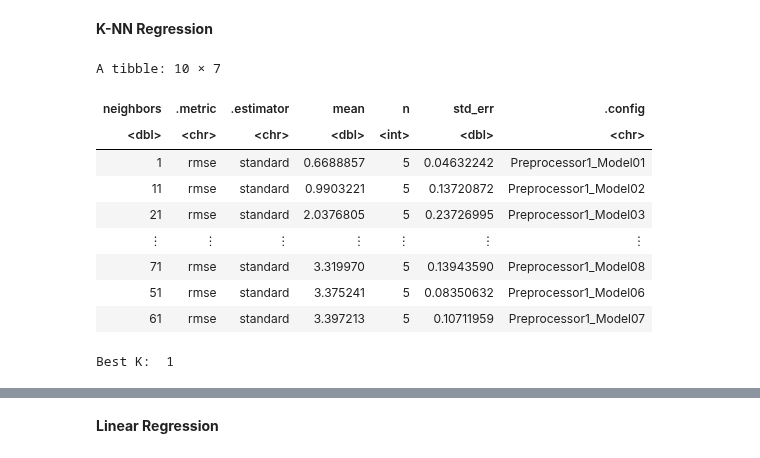
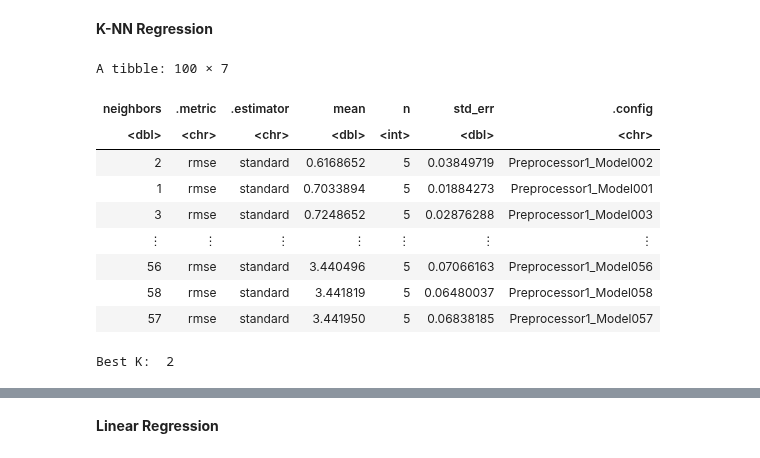
Before and after one commit to xinxusean/DSCI100_project, a Jupyter notebook: ProjectReport.ipynb, the cells around one changed output, grey strips where cells are left out. Drawn from its saved outputs; the diff is of its cells as text; code cells hidden in the pictures.

Commit message:
tested neighbours from 1 to 100 by 1 and found best k to be 2

```diff
--- a/ProjectReport.ipynb
+++ b/ProjectReport.ipynb
@@ -243,45 +225,48 @@ data_recipe <- recipe(Heating.Load ~ Surface.Area + Overall.Height + Glazing.Are
 # %%
 #Tuning and Performing 5 Fold Cross Validation
 data_spec <- nearest_neighbor(weight_func = "rectangular", neighbors = tune()) |>  #TUNING
        set_engine("kknn") |>
        set_mode("regression")
 
 data_vfold <- vfold_cv(energy_train, v = 5, strata = Heating.Load)
 
 data_workflow <- workflow() |>
     add_recipe(data_recipe) |>
     add_model(data_spec)
 
-gridvals <- tibble(neighbors = seq(from = 1, to = 100, by = 10)) #TESTING K VALUES
+gridvals <- tibble(neighbors = seq(from = 1, to = 100, by = 1)) #TESTING K VALUES
 
 data_results <- data_workflow |>
   tune_grid(resamples = data_vfold, grid = gridvals) |>
   collect_metrics()
 
 data_results_sorted <- data_results |>
     filter(.metric == "rmse") |>
     arrange(mean)
+
 data_results_sorted
 # %% [output]
-A tibble: 10 × 7
+A tibble: 100 × 7
 | neighbors | .metric | .estimator | mean | n | std_err | .config |
 | <dbl> | <chr> | <chr> | <dbl> | <int> | <dbl> | <chr> |
-| 1 | rmse | standard | 0.6688857 | 5 | 0.04632242 | Preprocessor1_Model01 |
-| 11 | rmse | standard | 0.9903221 | 5 | 0.13720872 | Preprocessor1_Model02 |
-| 21 | rmse | standard | 2.0376805 | 5 | 0.23726995 | Preprocessor1_Model03 |
+| 2 | rmse | standard | 0.6168652 | 5 | 0.03849719 | Preprocessor1_Model002 |
+| 1 | rmse | standard | 0.7033894 | 5 | 0.01884273 | Preprocessor1_Model001 |
+| 3 | rmse | standard | 0.7248652 | 5 | 0.02876288 | Preprocessor1_Model003 |
 | ⋮ | ⋮ | ⋮ | ⋮ | ⋮ | ⋮ | ⋮ |
-| 71 | rmse | standard | 3.319970 | 5 | 0.13943590 | Preprocessor1_Model08 |
-| 51 | rmse | standard | 3.375241 | 5 | 0.08350632 | Preprocessor1_Model06 |
-| 61 | rmse | standard | 3.397213 | 5 | 0.10711959 | Preprocessor1_Model07 |
+| 56 | rmse | standard | 3.440496 | 5 | 0.07066163 | Preprocessor1_Model056 |
+| 58 | rmse | standard | 3.441819 | 5 | 0.06480037 | Preprocessor1_Model058 |
+| 57 | rmse | standard | 3.441950 | 5 | 0.06838185 | Preprocessor1_Model057 |
 # %%
 # Finding Best K (Minimum RMSE)
-data_min <- data_results_sorted |> head(n=1)
+data_min <- data_results_sorted |>
+            head(n=1)
 
 k_min <- data_min |>
-          pull(neighbors)
+         pull(neighbors)
+
 cat("Best K: ", k_min)
 # %% [output]
-Best K:  1
+Best K:  2
 # %%
 # K-NN Regression with Best K
 data_best_spec <- nearest_neighbor(weight_func = "rectangular",
```
Also changed, not shown: parts of 3 cells of this notebook.
